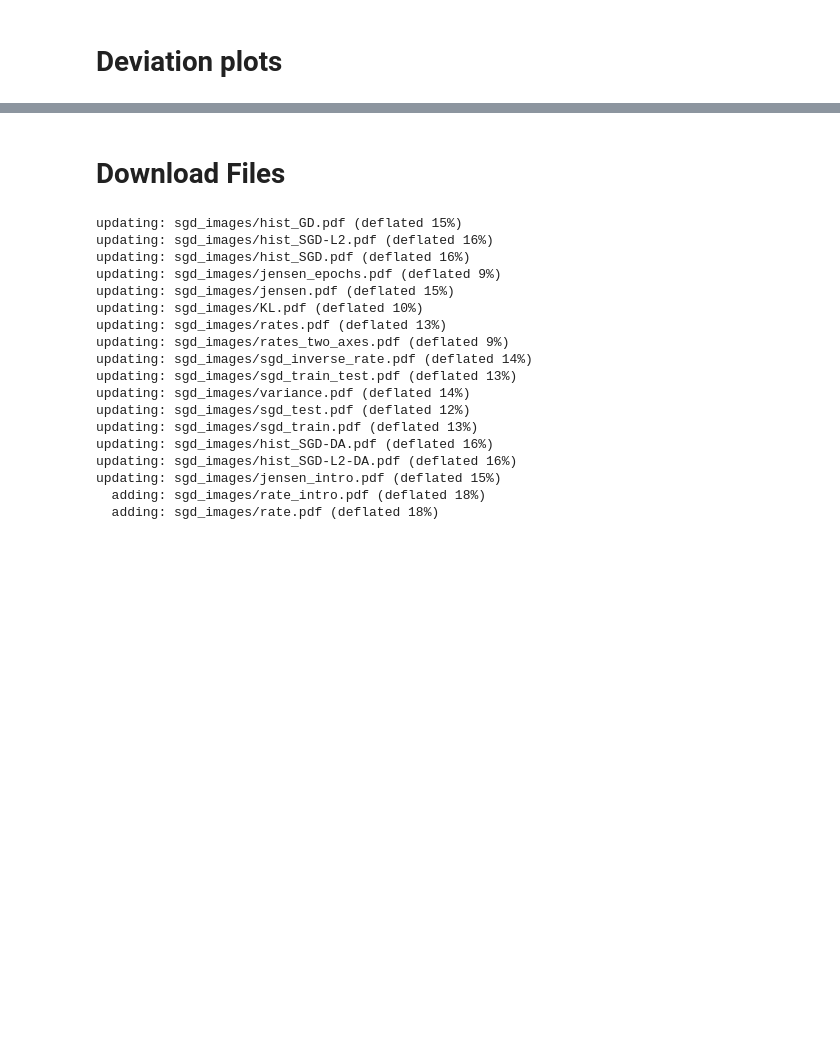
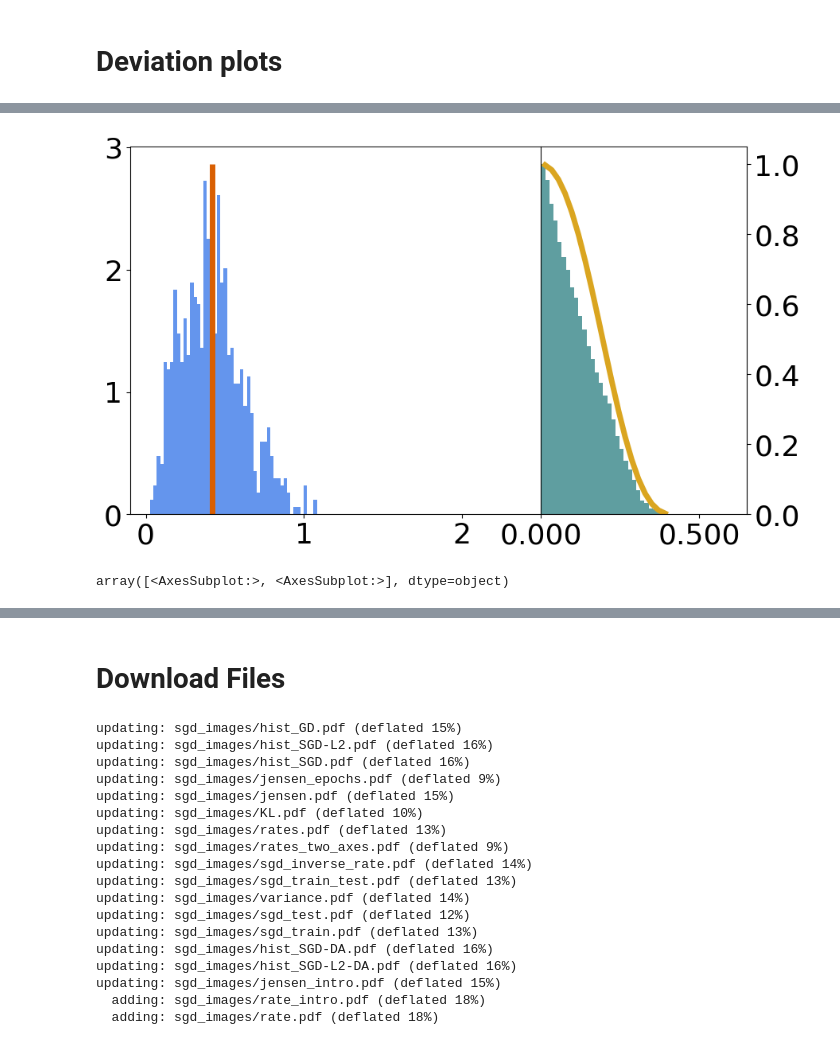
Before and after one commit to PGM-Lab/2023-RateFunction, a Jupyter notebook: Notebooks/Figure1_and_Figure6.ipynb, the cells around one changed output, grey strips where cells are left out. Drawn from its saved outputs; the diff is of its cells as text; code cells hidden in the pictures; blank space fills up the shorter version.

```diff
--- a/Notebooks/Figure1_and_Figure6.ipynb
+++ b/Notebooks/Figure1_and_Figure6.ipynb
@@ -723,0 +852,5 @@ plt.show()
+# %%
+plot_separated(1, [-0.1, 2.5], 0.65)
+# %% [output]
+[figure, added]
+array([<AxesSubplot:>, <AxesSubplot:>], dtype=object)
```
Also changed, not shown: parts of 20 cells of this notebook.
